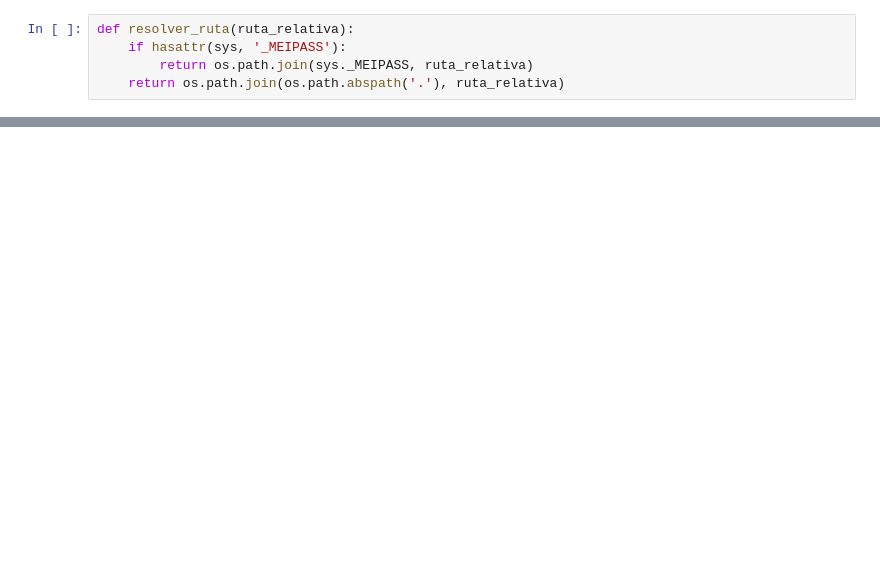
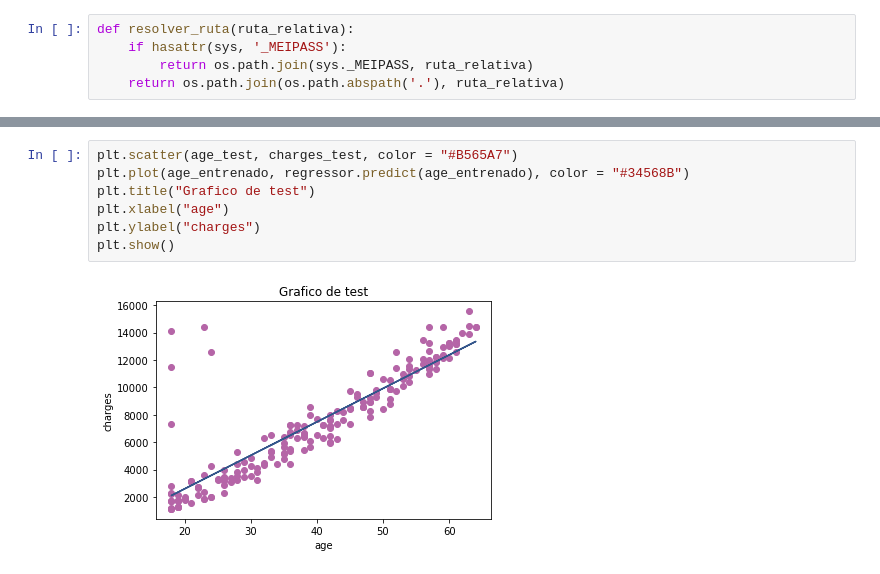
Before and after one commit to RdzSebastian/curso_python, a Jupyter notebook: trabajo_practico/RODRIGUEZ_SEBASTIAN.ipynb, the cells around one changed output, grey strips where cells are left out. Cells and saved outputs as stored; diff of their text form; blank space fills up the shorter version.

```diff
--- a/trabajo_practico/RODRIGUEZ_SEBASTIAN.ipynb
+++ b/trabajo_practico/RODRIGUEZ_SEBASTIAN.ipynb
@@ -149,0 +166,9 @@ plt.show()
+# %%
+plt.scatter(age_test, charges_test, color = "#B565A7")
+plt.plot(age_entrenado, regressor.predict(age_entrenado), color = "#34568B")
+plt.title("Grafico de test")
+plt.xlabel("age")
+plt.ylabel("charges")
+plt.show()
+# %% [output]
+[figure, added]
```
Also changed, not shown: parts of 10 cells of this notebook.
